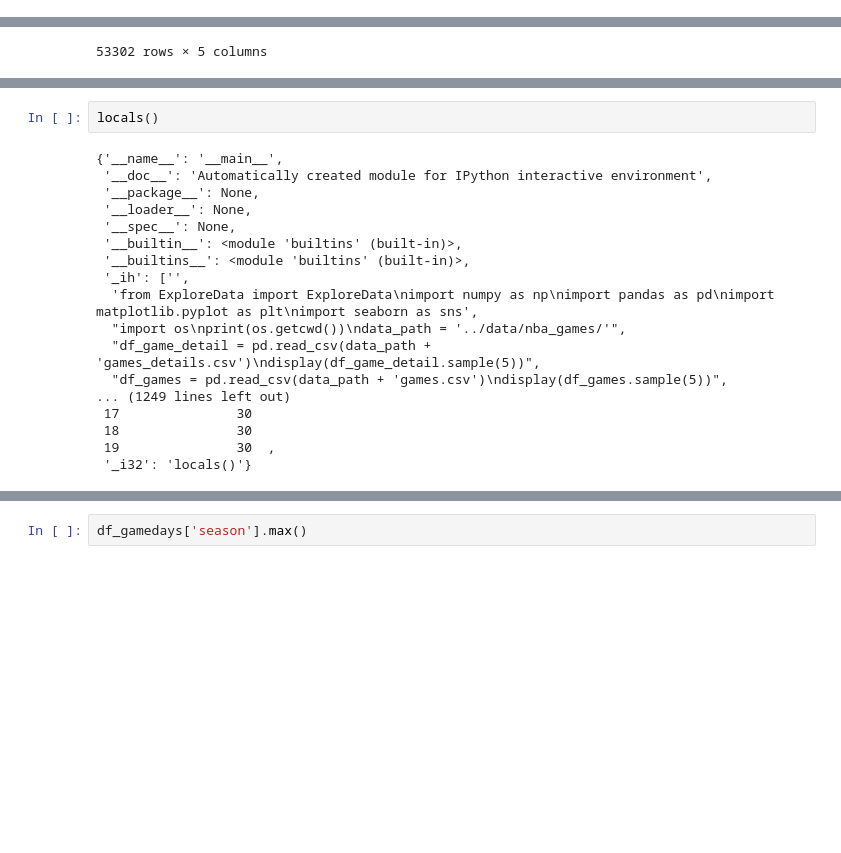
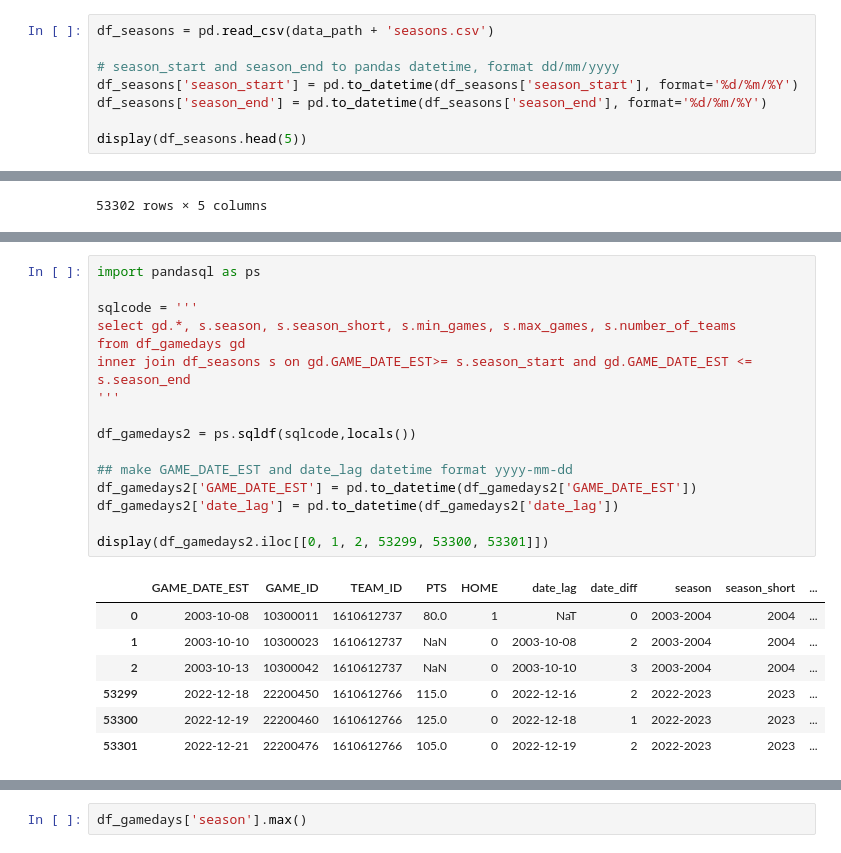
Before and after one commit to brownbrandon272/basketball, a Jupyter notebook: scripts/detail_explore.ipynb, the cells around one changed output, grey strips where cells are left out. Saved outputs shown, nothing was run; the diff lists cells and outputs as text; blank space fills up the shorter version.

Commit message:
Changes to be committed: 	modified:   scripts/detail_explore.ipynb

```diff
--- a/scripts/detail_explore.ipynb
+++ b/scripts/detail_explore.ipynb
@@ -46,0 +37,8 @@ display(df_seasons.head(5))
+# %%
+df_seasons = pd.read_csv(data_path + 'seasons.csv')
+
+# season_start and season_end to pandas datetime, format dd/mm/yyyy
+df_seasons['season_start'] = pd.to_datetime(df_seasons['season_start'], format='%d/%m/%Y')
+df_seasons['season_end'] = pd.to_datetime(df_seasons['season_end'], format='%d/%m/%Y')
+
+display(df_seasons.head(5))
@@ -416,21 +389,25 @@ df_seasons
-# %%
-locals()
-# %% [output]
-{'__name__': '__main__',
- '__doc__': 'Automatically created module for IPython interactive environment',
- '__package__': None,
- '__loader__': None,
- '__spec__': None,
- '__builtin__': <module 'builtins' (built-in)>,
- '__builtins__': <module 'builtins' (built-in)>,
- '_ih': ['',
-  'from ExploreData import ExploreData\nimport numpy as np\nimport pandas as pd\nimport matplotlib.pyplot as plt\nimport seaborn as sns',
-  "import os\nprint(os.getcwd())\ndata_path = '../data/nba_games/'",
-  "df_game_detail = pd.read_csv(data_path + 'games_details.csv')\ndisplay(df_game_detail.sample(5))",
-  "df_games = pd.read_csv(data_path + 'games.csv')\ndisplay(df_games.sample(5))",
-... (1249 lines left out)
- 17               30
- 18               30
- 19               30  ,
- '_i32': 'locals()'}
+# %%
+import pandasql as ps
+
+sqlcode = '''
+select gd.*, s.season, s.season_short, s.min_games, s.max_games, s.number_of_teams
+from df_gamedays gd
+inner join df_seasons s on gd.GAME_DATE_EST>= s.season_start and gd.GAME_DATE_EST <= s.season_end
+'''
+
+df_gamedays2 = ps.sqldf(sqlcode,locals())
+
+## make GAME_DATE_EST and date_lag datetime format yyyy-mm-dd
+df_gamedays2['GAME_DATE_EST'] = pd.to_datetime(df_gamedays2['GAME_DATE_EST'])
+df_gamedays2['date_lag'] = pd.to_datetime(df_gamedays2['date_lag'])
+
+display(df_gamedays2.iloc[[0, 1, 2, 53299, 53300, 53301]])
+# %% [output]
+|  | GAME_DATE_EST | GAME_ID | TEAM_ID | PTS | HOME | date_lag | date_diff | season | season_short | ... |
+| 0 | 2003-10-08 | 10300011 | 1610612737 | 80.0 | 1 | NaT | 0 | 2003-2004 | 2004 | ... |
+| 1 | 2003-10-10 | 10300023 | 1610612737 | NaN | 0 | 2003-10-08 | 2 | 2003-2004 | 2004 | ... |
+| 2 | 2003-10-13 | 10300042 | 1610612737 | NaN | 0 | 2003-10-10 | 3 | 2003-2004 | 2004 | ... |
+| 53299 | 2022-12-18 | 22200450 | 1610612766 | 115.0 | 0 | 2022-12-16 | 2 | 2022-2023 | 2023 | ... |
+| 53300 | 2022-12-19 | 22200460 | 1610612766 | 125.0 | 0 | 2022-12-18 | 1 | 2022-2023 | 2023 | ... |
+| 53301 | 2022-12-21 | 22200476 | 1610612766 | 105.0 | 0 | 2022-12-19 | 2 | 2022-2023 | 2023 | ... |
 # %%
```
Also changed, not shown: parts of 7 cells of this notebook.
